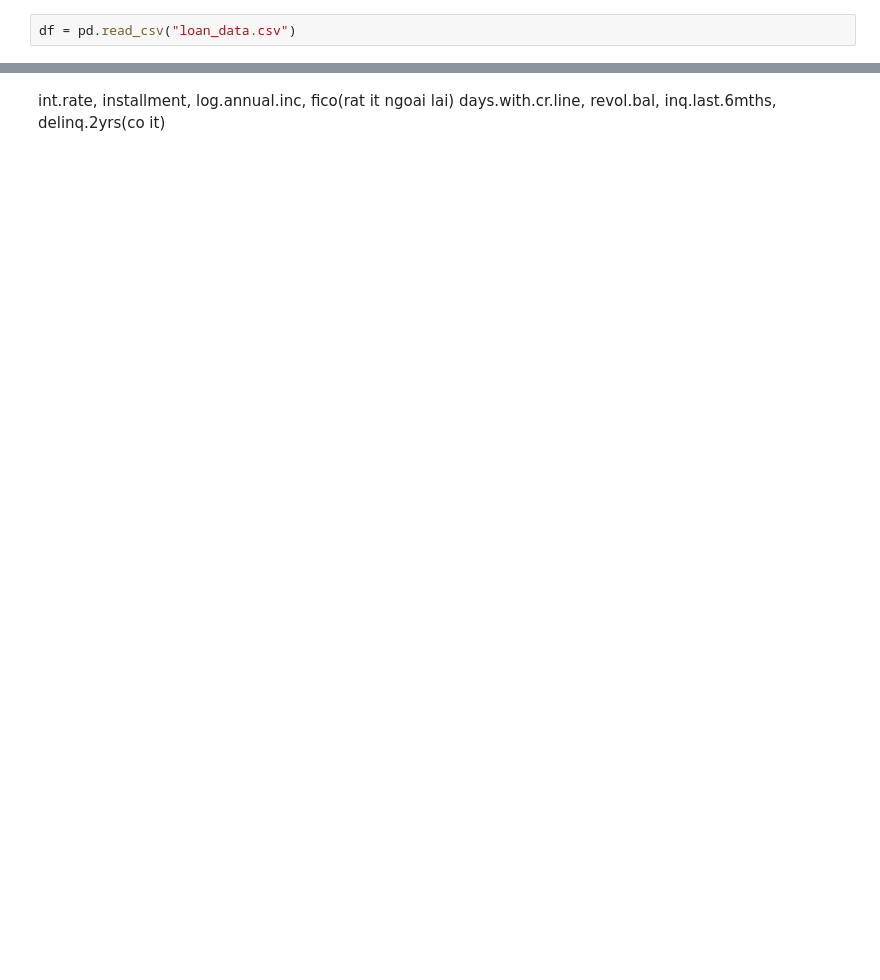
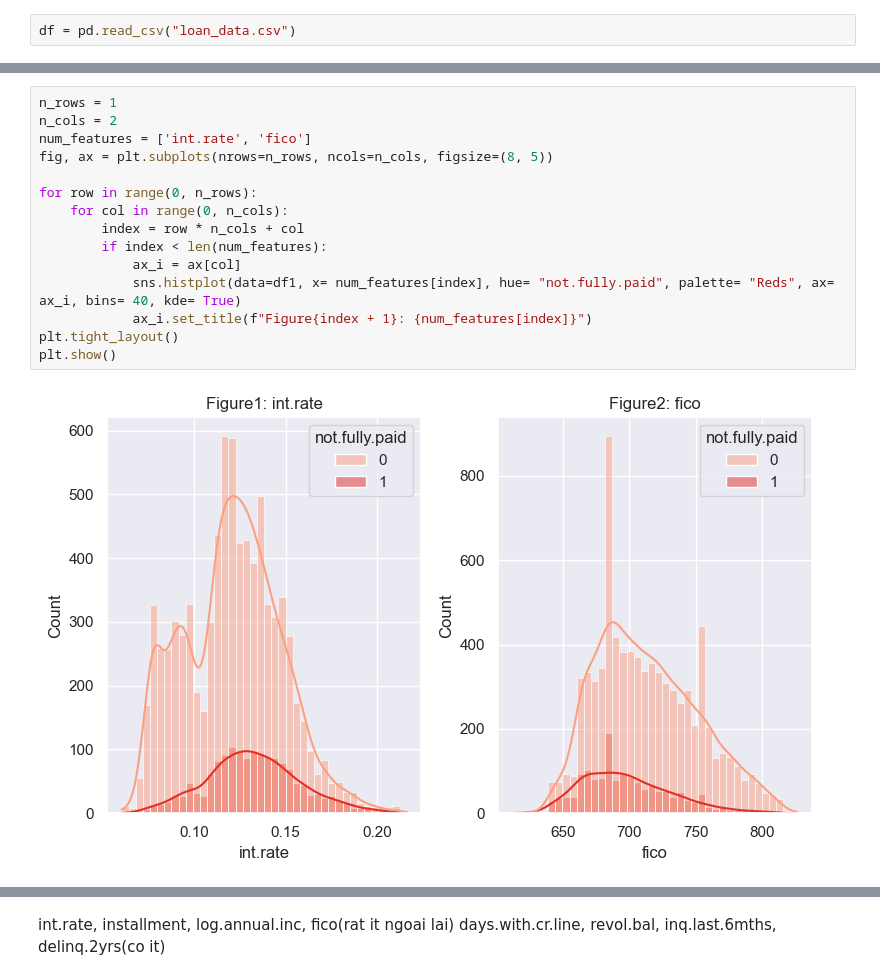
Before and after one commit to ThangQT2606/AI-ML-DL, a Jupyter notebook: loan.ipynb, the cells around one changed output, grey strips where cells are left out. Saved outputs shown, nothing was run; the diff lists cells and outputs as text; blank space fills up the shorter version.

```diff
--- a/loan.ipynb
+++ b/loan.ipynb
@@ -108,0 +302,17 @@ Index(['credit.policy', 'purpose', 'int.rate', 'installment', 'log.annual.inc',
+# %%
+n_rows = 1
+n_cols = 2
+num_features = ['int.rate', 'fico']
+fig, ax = plt.subplots(nrows=n_rows, ncols=n_cols, figsize=(8, 5))
+
+for row in range(0, n_rows):
+    for col in range(0, n_cols):
+        index = row * n_cols + col
+        if index < len(num_features):
+            ax_i = ax[col]
+            sns.histplot(data=df1, x= num_features[index], hue= "not.fully.paid", palette= "Reds", ax= ax_i, bins= 40, kde= True)
+            ax_i.set_title(f"Figure{index + 1}: {num_features[index]}")
+plt.tight_layout()
+plt.show()
+# %% [output]
+[figure, added]
```
Also changed, not shown: parts of 85 cells of this notebook, 9 other files.
